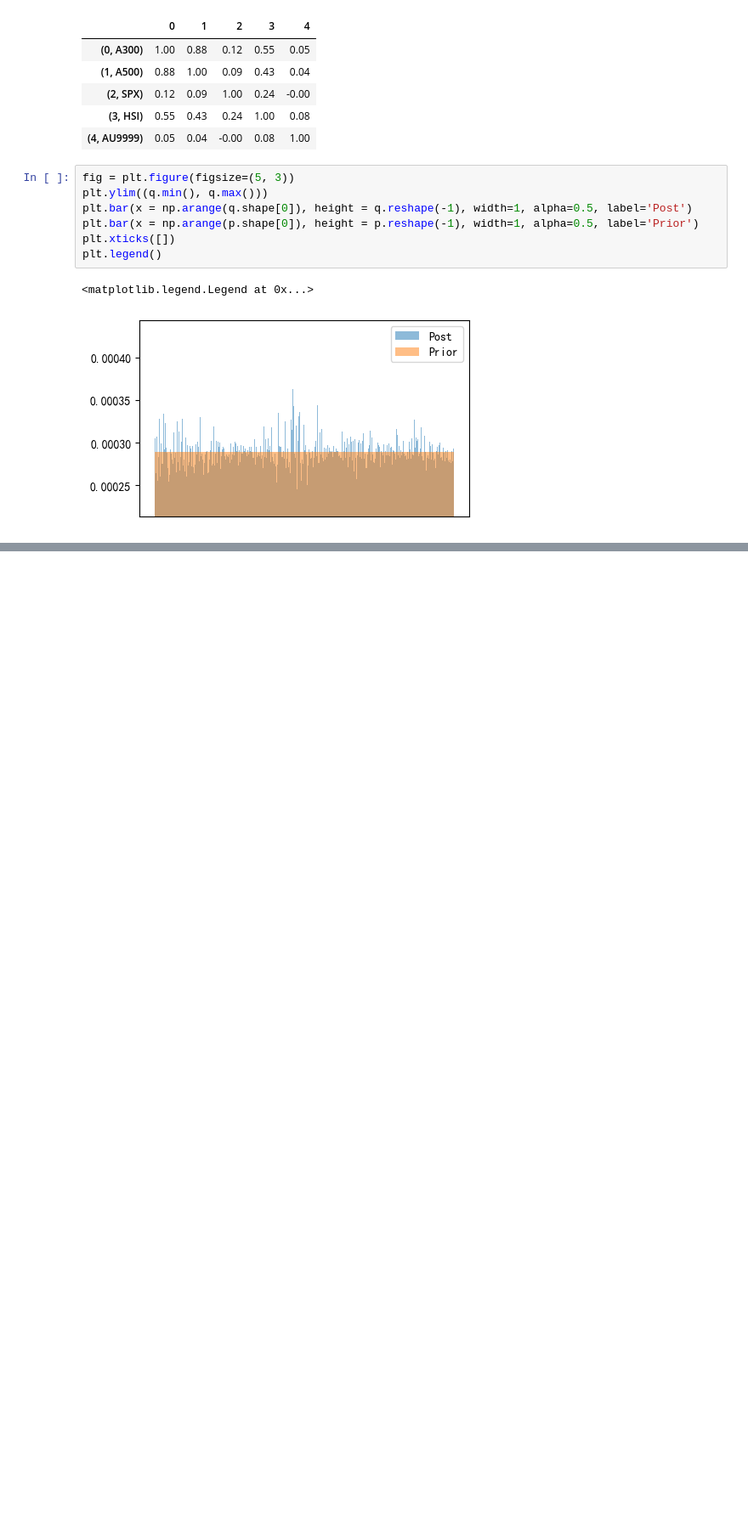
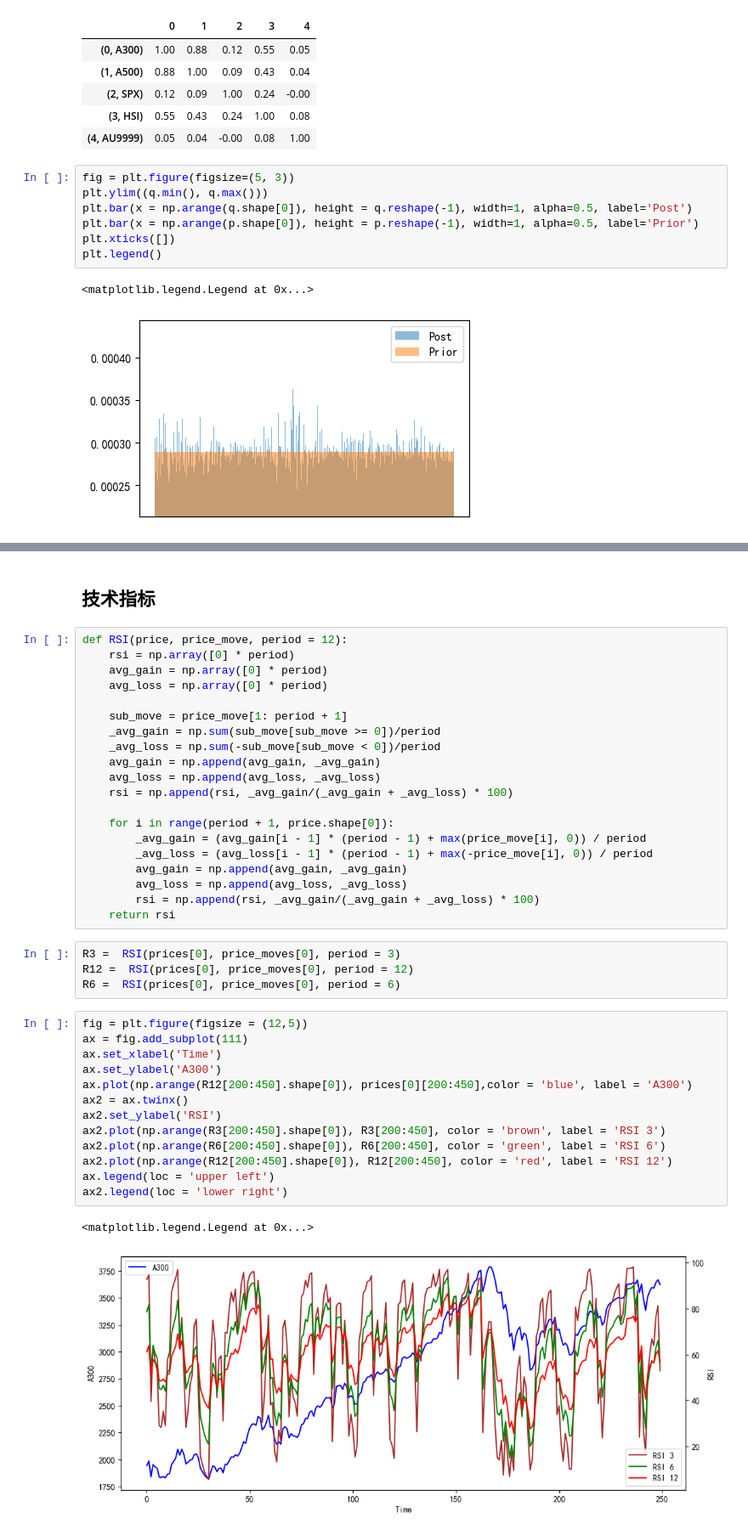
Before and after one commit to dishangti/Entropy-Pooling, a Jupyter notebook: EP.ipynb, the cells around one changed output, grey strips where cells are left out. Shown at 85% size. Saved outputs shown, nothing was run; the diff lists cells and outputs as text; blank space fills up the shorter version.

```diff
--- a/EP.ipynb
+++ b/EP.ipynb
@@ -530,0 +587,42 @@ plt.legend()
+# %% [markdown]
+## 技术指标
+# %%
+def RSI(price, price_move, period = 12):
+    rsi = np.array([0] * period)
+    avg_gain = np.array([0] * period)
+    avg_loss = np.array([0] * period)
+
+    sub_move = price_move[1: period + 1]
+    _avg_gain = np.sum(sub_move[sub_move >= 0])/period
+    _avg_loss = np.sum(-sub_move[sub_move < 0])/period
+    avg_gain = np.append(avg_gain, _avg_gain)
+    avg_loss = np.append(avg_loss, _avg_loss)
+    rsi = np.append(rsi, _avg_gain/(_avg_gain + _avg_loss) * 100)
+
+    for i in range(period + 1, price.shape[0]):
+        _avg_gain = (avg_gain[i - 1] * (period - 1) + max(price_move[i], 0)) / period
+        _avg_loss = (avg_loss[i - 1] * (period - 1) + max(-price_move[i], 0)) / period
+        avg_gain = np.append(avg_gain, _avg_gain)
+        avg_loss = np.append(avg_loss, _avg_loss)
+        rsi = np.append(rsi, _avg_gain/(_avg_gain + _avg_loss) * 100)
+    return rsi
+# %%
+R3 =  RSI(prices[0], price_moves[0], period = 3)
+R12 =  RSI(prices[0], price_moves[0], period = 12)
+R6 =  RSI(prices[0], price_moves[0], period = 6)
+# %%
+fig = plt.figure(figsize = (12,5))
+ax = fig.add_subplot(111)
+ax.set_xlabel('Time')
+ax.set_ylabel('A300')
+ax.plot(np.arange(R12[200:450].shape[0]), prices[0][200:450],color = 'blue', label = 'A300')
+ax2 = ax.twinx()
+ax2.set_ylabel('RSI')
+ax2.plot(np.arange(R3[200:450].shape[0]), R3[200:450], color = 'brown', label = 'RSI 3')
+ax2.plot(np.arange(R6[200:450].shape[0]), R6[200:450], color = 'green', label = 'RSI 6')
+ax2.plot(np.arange(R12[200:450].shape[0]), R12[200:450], color = 'red', label = 'RSI 12')
+ax.legend(loc = 'upper left')
+ax2.legend(loc = 'lower right')
+# %% [output]
+<matplotlib.legend.Legend at 0x...>
+[figure, added]
```
Also changed, not shown: parts of 5 cells of this notebook.
